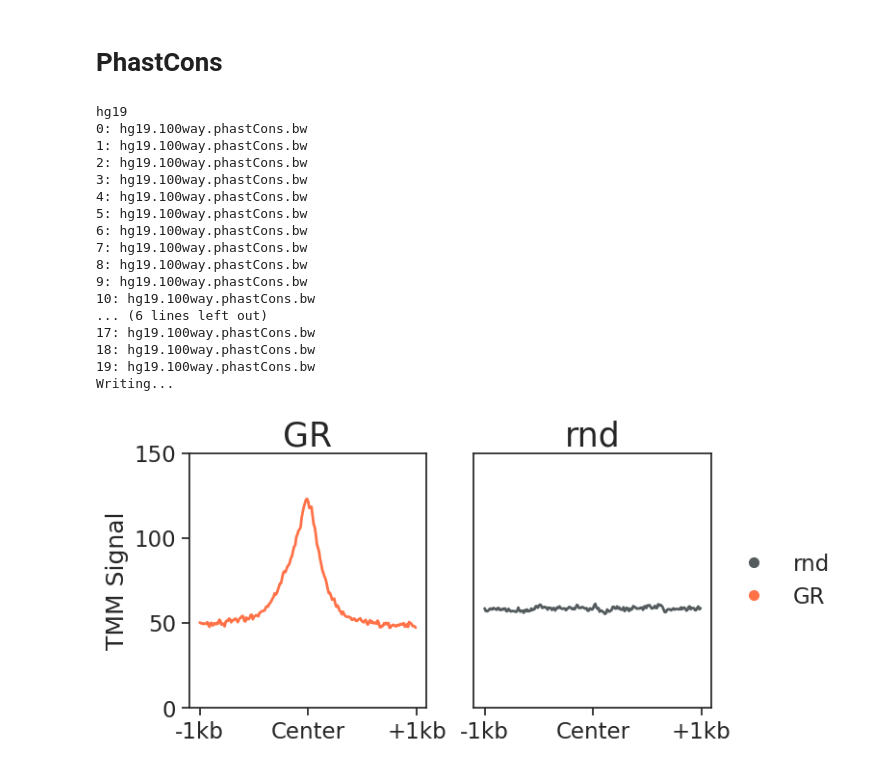
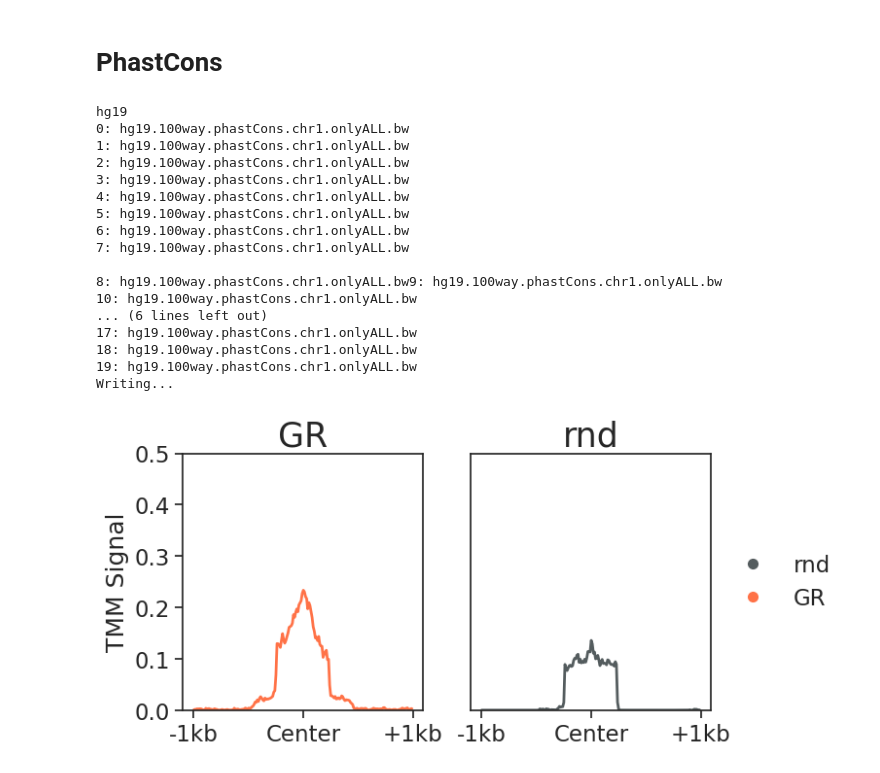
Before and after one commit to birkiy/bluegill, a Jupyter notebook: Example.ipynb, the cells around one changed output. Cells and saved outputs as stored; diff of their text form; code cells hidden in the pictures.

```diff
--- a/Example.ipynb
+++ b/Example.ipynb
@@ -91,49 +73,37 @@ fig = plotHeatmaps(
 # PhastCons
 # %%
 
-BED = pd.read_table("data/ALL.hg19.bed", names=["Chr", "Start","End","Set"])
+BED = pd.read_table("data/bed/ALL.hg19.chr1.bed", names=["Chr", "Start","End","Set"])
 
 BWS = [
-    "data/hg19.100way.phastCons.bw"
+    "data/bw/hg19.100way.phastCons.chr1.onlyALL.bw"
 ]
 # %%
 
 Nbins=200
 h=1000
 
-runSignal(BED, BWS, "Example.PhastCons.p", ref="hg19",  Nbins=Nbins, h=h, nP=20)
+BED, samples = runSignal(BED, BWS, "Example2.p", ref="hg19",  Nbins=Nbins, h=h, nP=20)
 # %% [output]
 hg19
-0: hg19.100way.phastCons.bw
-1: hg19.100way.phastCons.bw
-2: hg19.100way.phastCons.bw
-3: hg19.100way.phastCons.bw
-4: hg19.100way.phastCons.bw
-5: hg19.100way.phastCons.bw
-6: hg19.100way.phastCons.bw
-7: hg19.100way.phastCons.bw
-8: hg19.100way.phastCons.bw
-9: hg19.100way.phastCons.bw
-10: hg19.100way.phastCons.bw
+0: hg19.100way.phastCons.chr1.onlyALL.bw
+1: hg19.100way.phastCons.chr1.onlyALL.bw
+2: hg19.100way.phastCons.chr1.onlyALL.bw
+3: hg19.100way.phastCons.chr1.onlyALL.bw
+4: hg19.100way.phastCons.chr1.onlyALL.bw
+5: hg19.100way.phastCons.chr1.onlyALL.bw
+6: hg19.100way.phastCons.chr1.onlyALL.bw
+7: hg19.100way.phastCons.chr1.onlyALL.bw
+
+8: hg19.100way.phastCons.chr1.onlyALL.bw9: hg19.100way.phastCons.chr1.onlyALL.bw
+10: hg19.100way.phastCons.chr1.onlyALL.bw
 ... (6 lines left out)
-17: hg19.100way.phastCons.bw
-18: hg19.100way.phastCons.bw
-19: hg19.100way.phastCons.bw
+17: hg19.100way.phastCons.chr1.onlyALL.bw
+18: hg19.100way.phastCons.chr1.onlyALL.bw
+19: hg19.100way.phastCons.chr1.onlyALL.bw
 Writing...
-# %%
-S = pickle.load(open("Example.PhastCons.p","rb"))
-
-S = np.nan_to_num(S)
-Amean = S.mean(2)
-
-%Rpush Amean
-
-
-R = %R library(edgeR); NormFactor <- calcNormFactors(object = Amean, method = "TMM"); LibSize <- colSums(Amean); SizeFactors <- NormFactor * LibSize / 1000000; SizeFactors.Reciprocal <- 1/SizeFactors
-
-N = S * R[:,None]
 # %%
-
+N = pickle.load(open("Example2.p","rb"))
 
 sets = ["GR","rnd"]
 
@@ -144,12 +114,12 @@ colorPalette = {
 # %%
 
 fig = plotProfiles(
     N, BED,
     sets,colorPalette,
     nrows=1,ncols=2,
     h=1000,
-    ylim=150,
+    ylim=0.5,
     dpi=100
 )
 # %% [output]
-[figure, old version]
+[figure, new version]
```
Also changed, not shown: parts of 10 cells of this notebook, 14 other files.
